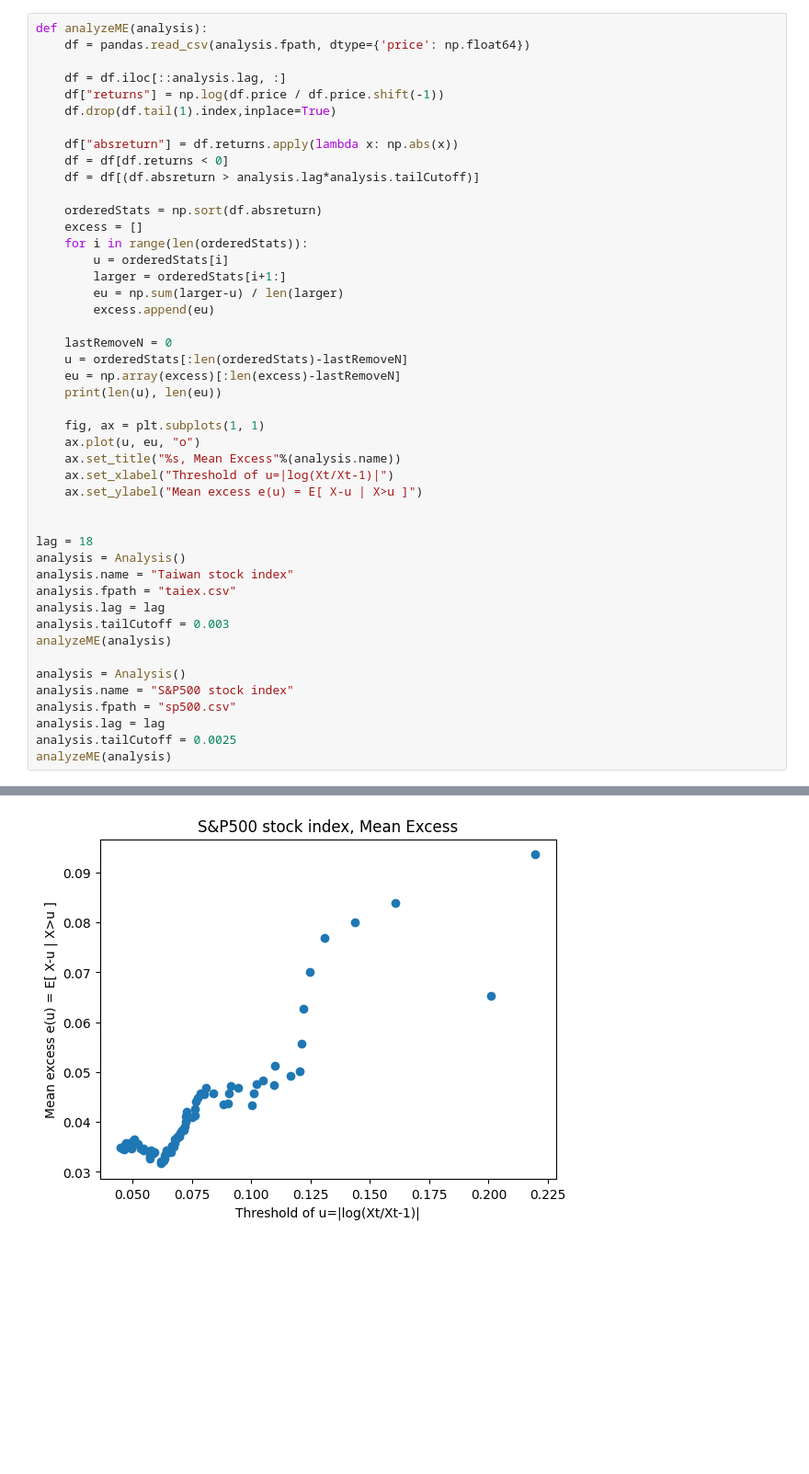
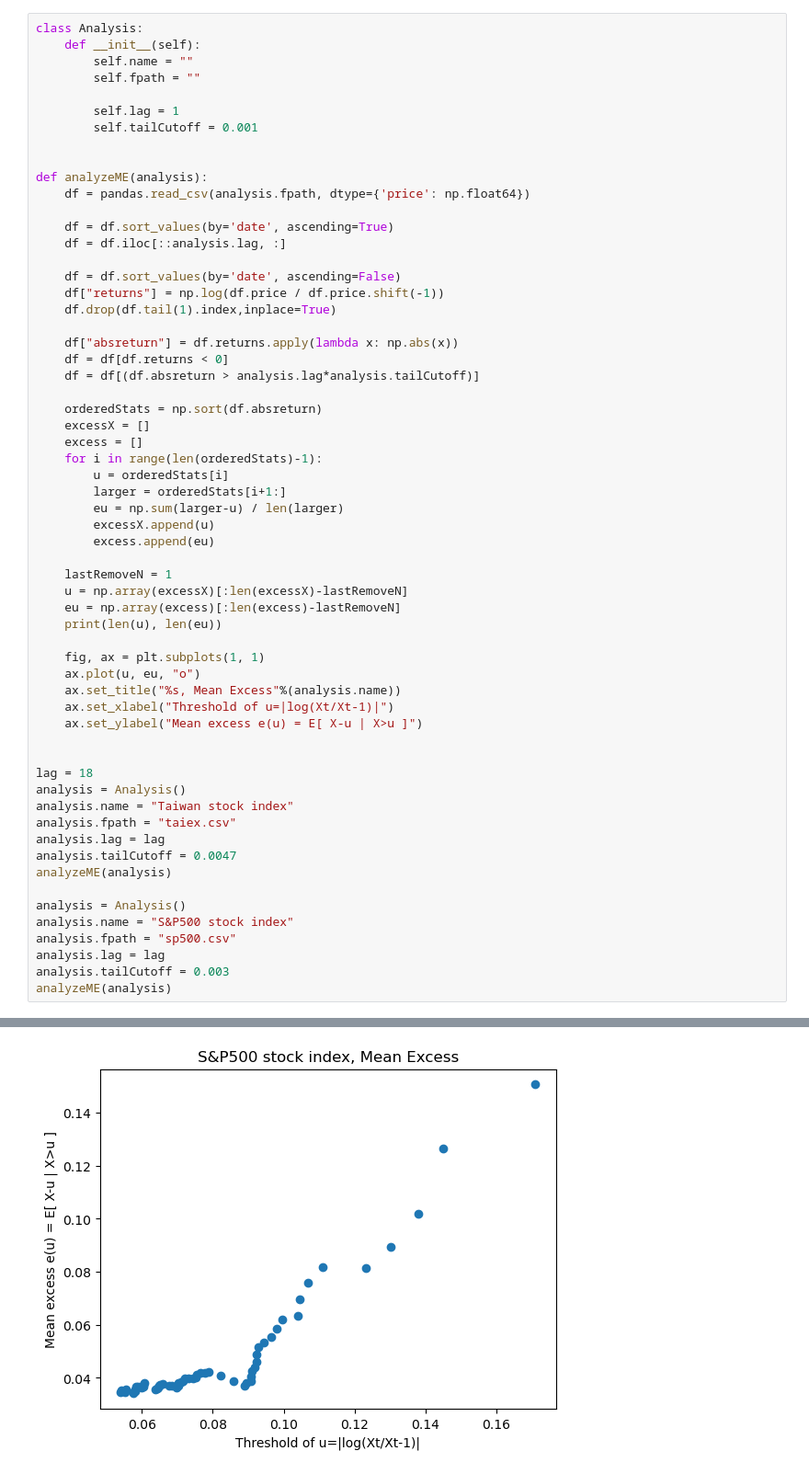
Before and after one commit to fumin/fumin.github.io, a Jupyter notebook: notes/statistics/taiex.ipynb, the cells around one changed output, grey strips where cells are left out. Shown at 92% size. Saved outputs shown, nothing was run; the diff lists cells and outputs as text; blank space fills up the shorter version.

```diff
--- a/notes/statistics/taiex.ipynb
+++ b/notes/statistics/taiex.ipynb
@@ -479,10 +484,22 @@ ax.set_ylabel("skewness")
 Text(0, 0.5, 'skewness')
 [figure]
 # %%
+class Analysis:
+    def __init__(self):
+        self.name = ""
+        self.fpath = ""
+
+        self.lag = 1
+        self.tailCutoff = 0.001
+
+
 def analyzeME(analysis):
     df = pandas.read_csv(analysis.fpath, dtype={'price': np.float64})
 
+    df = df.sort_values(by='date', ascending=True)
     df = df.iloc[::analysis.lag, :]
+
+    df = df.sort_values(by='date', ascending=False)
     df["returns"] = np.log(df.price / df.price.shift(-1))
     df.drop(df.tail(1).index,inplace=True)
 
@@ -491,15 +508,17 @@ def analyzeME(analysis):
     df = df[(df.absreturn > analysis.lag*analysis.tailCutoff)]
 
     orderedStats = np.sort(df.absreturn)
+    excessX = []
     excess = []
-    for i in range(len(orderedStats)):
+    for i in range(len(orderedStats)-1):
         u = orderedStats[i]
         larger = orderedStats[i+1:]
         eu = np.sum(larger-u) / len(larger)
+        excessX.append(u)
         excess.append(eu)
 
-    lastRemoveN = 0
-    u = orderedStats[:len(orderedStats)-lastRemoveN]
+    lastRemoveN = 1
+    u = np.array(excessX)[:len(excessX)-lastRemoveN]
     eu = np.array(excess)[:len(excess)-lastRemoveN]
     print(len(u), len(eu))
 
@@ -515,13 +534,13 @@ analysis = Analysis()
 analysis.name = "Taiwan stock index"
 analysis.fpath = "taiex.csv"
 analysis.lag = lag
-analysis.tailCutoff = 0.003
+analysis.tailCutoff = 0.0047
 analyzeME(analysis)
 
 analysis = Analysis()
 analysis.name = "S&P500 stock index"
 analysis.fpath = "sp500.csv"
 analysis.lag = lag
-analysis.tailCutoff = 0.0025
+analysis.tailCutoff = 0.003
 analyzeME(analysis)
 # %% [output]
@@ -531,4 +550,4 @@ analyzeME(analysis)
-[figure, old version]
+[figure, new version]
 # %%
 class Analysis:
     def __init__(self):
```
Also changed, not shown: parts of 6 cells of this notebook, 20 other files.
